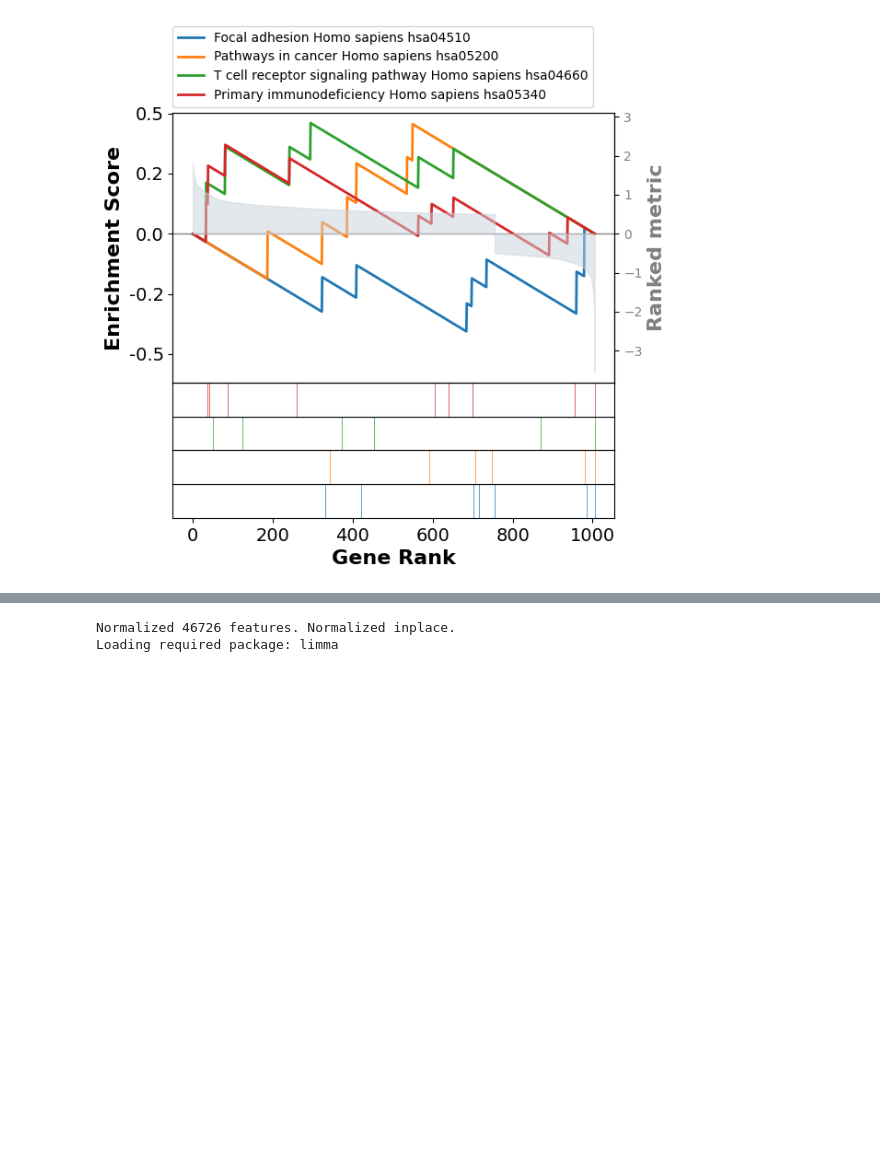
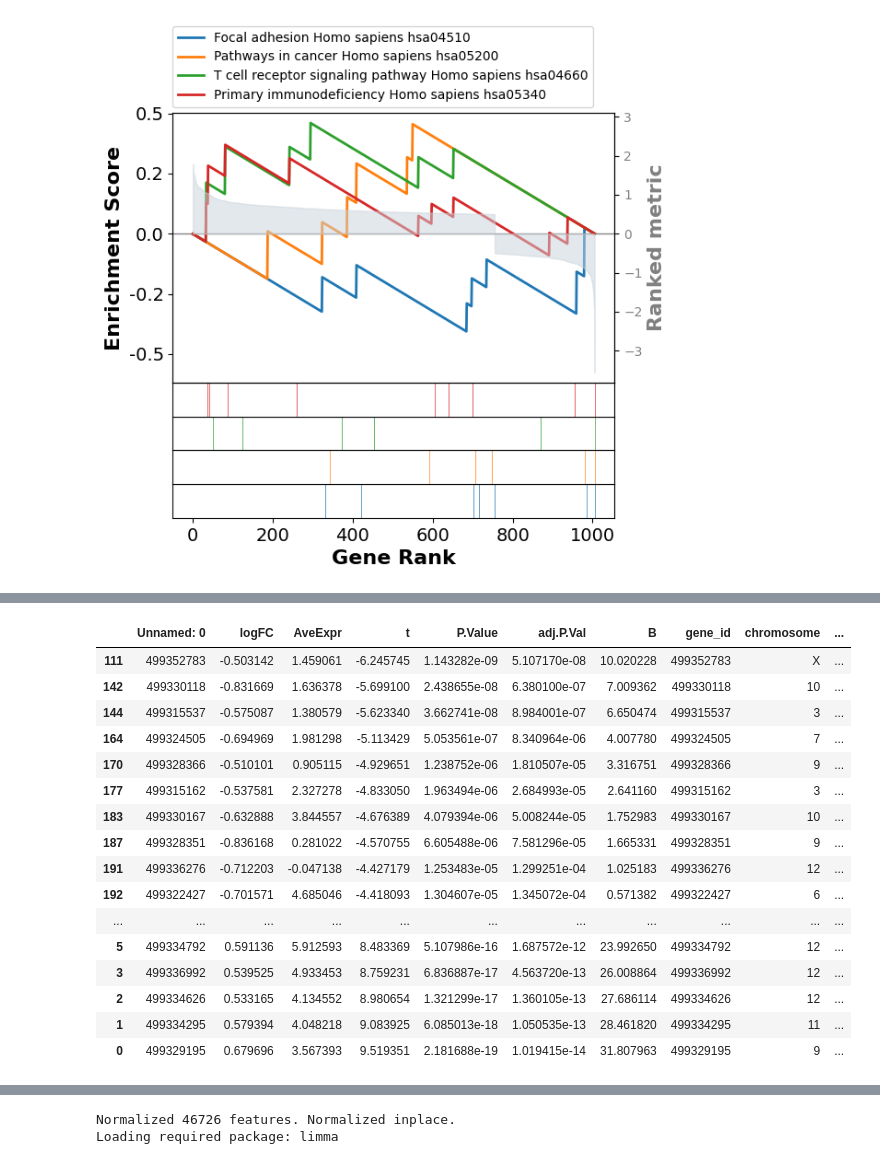
Before and after one commit to clmangham/aging_dementia_tbi, a Jupyter notebook: notebooks/RNAnalysis_CD.ipynb, the cells around one changed output, grey strips where cells are left out. Drawn from its saved outputs; the diff is of its cells as text; code cells hidden in the pictures; blank space fills up the shorter version.

```diff
--- a/notebooks/RNAnalysis_CD.ipynb
+++ b/notebooks/RNAnalysis_CD.ipynb
@@ -18,6 +18,6 @@ os.getcwd()
 Load Data
 # %%
 ## Load in files provided by site
-tbidata=pd.read_csv('..\\data\\raw\\tbi_data_files.csv')
-donor=pd.read_csv('..\\data\\raw\\DonorInformation.csv')
-genes=pd.read_csv('..\\data\\raw\\gene_expression_matrix_2016-03-03\\rows-genes.csv')
+tbidata=pd.read_csv('C:\\Users\\dyeca\\OneDrive\\Documents\\capstone\\aging_dementia_tbi\\data\\raw\\tbi_data_files.csv')
+donor=pd.read_csv('C:\\Users\\dyeca\\OneDrive\\Documents\\capstone\\aging_dementia_tbi\\data\\raw\\DonorInformation.csv')
+genes=pd.read_csv('C:\\Users\\dyeca\\OneDrive\\Documents\\capstone\\aging_dementia_tbi\\data\\raw\\gene_expression_matrix_2016-03-03\\rows-genes.csv')
@@ -601,6 +563,24 @@ axs = pre_res.plot(terms=terms[1:5],
 # %%
 
-pd.concat([lv_genes_merged.sort_values(by='t').head(10),lv_genes_merged.sort_values(by='t').tail(10)]).to_pickle('../data/interim/lv_genes')
+pd.concat([lv_genes_merged.sort_values(by='t').head(10),lv_genes_merged.sort_values(by='t').tail(10)])
+# %% [output]
+|  | Unnamed: 0 | logFC | AveExpr | t | P.Value | adj.P.Val | B | gene_id | chromosome | ... |
+| 111 | 499352783 | -0.503142 | 1.459061 | -6.245745 | 1.143282e-09 | 5.107170e-08 | 10.020228 | 499352783 | X | ... |
+| 142 | 499330118 | -0.831669 | 1.636378 | -5.699100 | 2.438655e-08 | 6.380100e-07 | 7.009362 | 499330118 | 10 | ... |
+| 144 | 499315537 | -0.575087 | 1.380579 | -5.623340 | 3.662741e-08 | 8.984001e-07 | 6.650474 | 499315537 | 3 | ... |
+| 164 | 499324505 | -0.694969 | 1.981298 | -5.113429 | 5.053561e-07 | 8.340964e-06 | 4.007780 | 499324505 | 7 | ... |
+| 170 | 499328366 | -0.510101 | 0.905115 | -4.929651 | 1.238752e-06 | 1.810507e-05 | 3.316751 | 499328366 | 9 | ... |
+| 177 | 499315162 | -0.537581 | 2.327278 | -4.833050 | 1.963494e-06 | 2.684993e-05 | 2.641160 | 499315162 | 3 | ... |
+| 183 | 499330167 | -0.632888 | 3.844557 | -4.676389 | 4.079394e-06 | 5.008244e-05 | 1.752983 | 499330167 | 10 | ... |
+| 187 | 499328351 | -0.836168 | 0.281022 | -4.570755 | 6.605488e-06 | 7.581296e-05 | 1.665331 | 499328351 | 9 | ... |
+| 191 | 499336276 | -0.712203 | -0.047138 | -4.427179 | 1.253483e-05 | 1.299251e-04 | 1.025183 | 499336276 | 12 | ... |
+| 192 | 499322427 | -0.701571 | 4.685046 | -4.418093 | 1.304607e-05 | 1.345072e-04 | 0.571382 | 499322427 | 6 | ... |
+| ... | ... | ... | ... | ... | ... | ... | ... | ... | ... | ... |
+| 5 | 499334792 | 0.591136 | 5.912593 | 8.483369 | 5.107986e-16 | 1.687572e-12 | 23.992650 | 499334792 | 12 | ... |
+| 3 | 499336992 | 0.539525 | 4.933453 | 8.759231 | 6.836887e-17 | 4.563720e-13 | 26.008864 | 499336992 | 12 | ... |
+| 2 | 499334626 | 0.533165 | 4.134552 | 8.980654 | 1.321299e-17 | 1.360105e-13 | 27.686114 | 499334626 | 12 | ... |
+| 1 | 499334295 | 0.579394 | 4.048218 | 9.083925 | 6.085013e-18 | 1.050535e-13 | 28.461820 | 499334295 | 11 | ... |
+| 0 | 499329195 | 0.679696 | 3.567393 | 9.519351 | 2.181688e-19 | 1.019415e-14 | 31.807963 | 499329195 | 9 | ... |
 # %%
 pd.concat([d_genes_merged.sort_values(by='stat').head(10),d_genes_merged.sort_values(by='stat').tail(10)])
 # %% [output]
```
Also changed, not shown: parts of 41 cells of this notebook, 3 other files.
